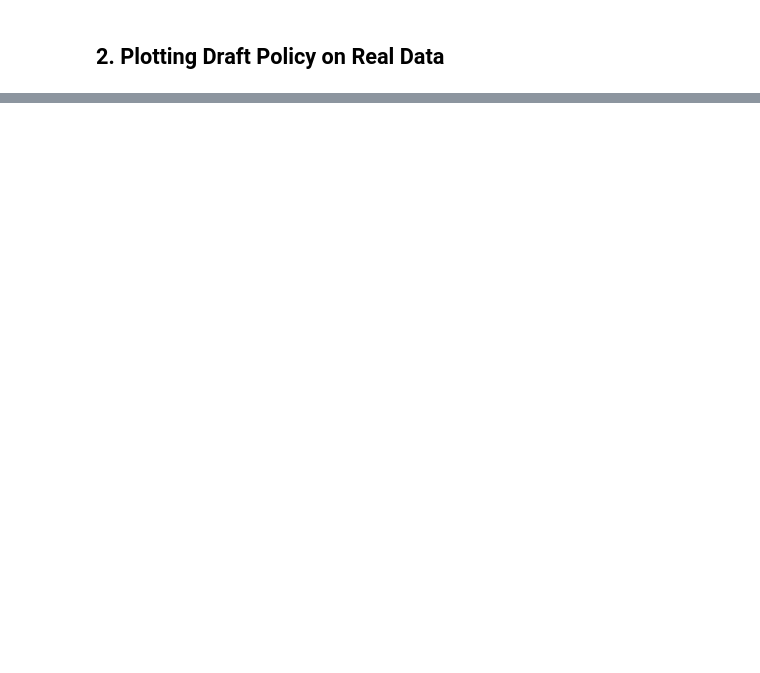
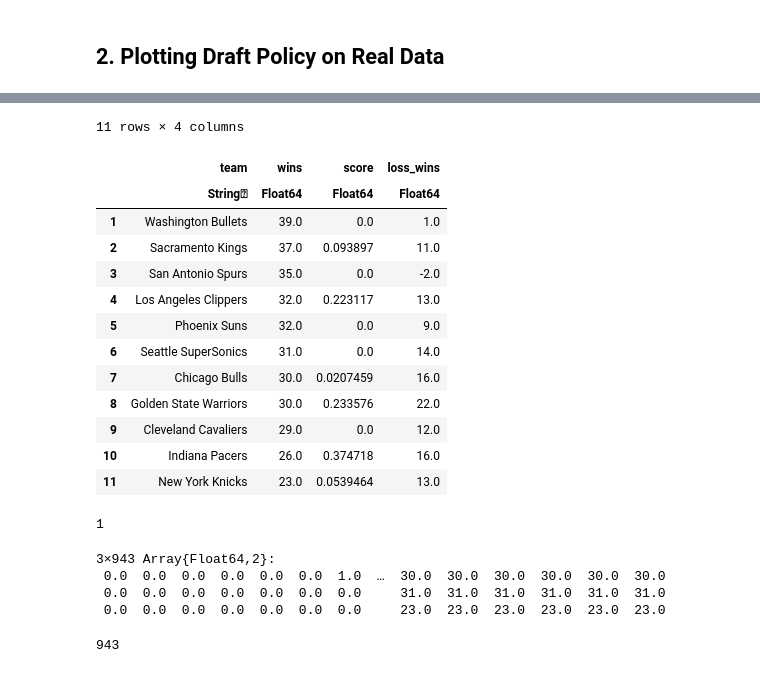
Before and after one commit to evanmunro/draft-policy, a Jupyter notebook: policy_analysis.ipynb, the cells around one changed output, grey strips where cells are left out. Saved outputs shown, nothing was run; the diff lists cells and outputs as text; code cells hidden in the pictures; blank space fills up the shorter version.

Commit message:
before making change to loss  prob

```diff
--- a/policy_analysis.ipynb
+++ b/policy_analysis.ipynb
@@ -30,3 +39,7 @@ plot(1:(size(dps,2)),transpose(dps),xlabel="Match",ylabel="Percentage",title="Dr
 #savefig("sim2_wins.pdf")
 # %% [markdown]
 ## 2. Plotting Draft Policy on Real Data
+# %%
+team_id = CSV.read("/Users/evanmunro/Documents/Github/draft-policy/data/cleaned/teams_1986.csv")
+season = CSV.read("/Users/evanmunro/Documents/Github/draft-policy/data/cleaned/season_1986.csv")
+team_id
@@ -32,0 +66,8 @@ plot(1:(size(dps,2)),transpose(dps),xlabel="Match",ylabel="Percentage",title="Dr
+# %%
+matches = convert(Matrix, season[[:hID,:aID]])
+wins = convert(Array, season[:win])
+teams = convert(Array,team_id[:id])
+
+#0.5 had good results
+ys,wins,end_wins,losses=calculate_draft_rule(teams,matches,wins,repeat([1],length(teams)),12,10,0.1)
+# reduce at 69 when multiple=5
@@ -32,0 +93,35 @@ plot(1:(size(dps,2)),transpose(dps),xlabel="Match",ylabel="Percentage",title="Dr
+# %%
+diff = cumsum(losses,dims=2)[:,560] - cumsum(wins,dims=2)[:,560]
+
+df = DataFrame(team = copy(team_id[:team]),wins = copy(end_wins),score = copy(ys[:,943]),loss_wins = diff)
+sort!(df, (:wins), rev=(true))
+
+while(sum(df[:score].<0)>0)
+    before = df[:score].<0
+    df[:score][df[:score].>=0] .= df[:score][df[:score].>=0] .+ sum(df[:score][df[:score] .<0])./sum(df[:score].>=0)
+    df[:score][before] .= 0
+end
+
+df[:score][13:23] .= df[:score][13:23] .+ sum(df[:score][1:12])/length(df[:score][13:23])
+df[:score][1:12] .= 0
+#df[:score][13:23] = df[:score][13:23]./sum(df[:score][12:23])
+df[13:23,:]
+# %% [output]
+11 rows × 4 columns
+|  | team | wins | score | loss_wins |
+|  | String⍰ | Float64 | Float64 | Float64 |
+| 1 | Washington Bullets | 39.0 | 0.0 | 1.0 |
+| 2 | Sacramento Kings | 37.0 | 0.093897 | 11.0 |
+| 3 | San Antonio Spurs | 35.0 | 0.0 | -2.0 |
+| 4 | Los Angeles Clippers | 32.0 | 0.223117 | 13.0 |
+| 5 | Phoenix Suns | 32.0 | 0.0 | 9.0 |
+| 6 | Seattle SuperSonics | 31.0 | 0.0 | 14.0 |
+| 7 | Chicago Bulls | 30.0 | 0.0207459 | 16.0 |
+| 8 | Golden State Warriors | 30.0 | 0.233576 | 22.0 |
+| 9 | Cleveland Cavaliers | 29.0 | 0.0 | 12.0 |
+| 10 | Indiana Pacers | 26.0 | 0.374718 | 16.0 |
+| 11 | New York Knicks | 23.0 | 0.0539464 | 13.0 |
+# %%
+Int(true)
+# %% [output]
+1
@@ -32,0 +135,11 @@ plot(1:(size(dps,2)),transpose(dps),xlabel="Match",ylabel="Percentage",title="Dr
+# %%
+cwins[[3,21,15],:]
+# %% [output]
+3×943 Array{Float64,2}:
+ 0.0  0.0  0.0  0.0  0.0  0.0  1.0  …  30.0  30.0  30.0  30.0  30.0  30.0
+ 0.0  0.0  0.0  0.0  0.0  0.0  0.0     31.0  31.0  31.0  31.0  31.0  31.0
+ 0.0  0.0  0.0  0.0  0.0  0.0  0.0     23.0  23.0  23.0  23.0  23.0  23.0
+# %%
+size(cumsum(wins,dims=2),2)
+# %% [output]
+943
```
Also changed, not shown: parts of 9 cells of this notebook, 2 other files.
